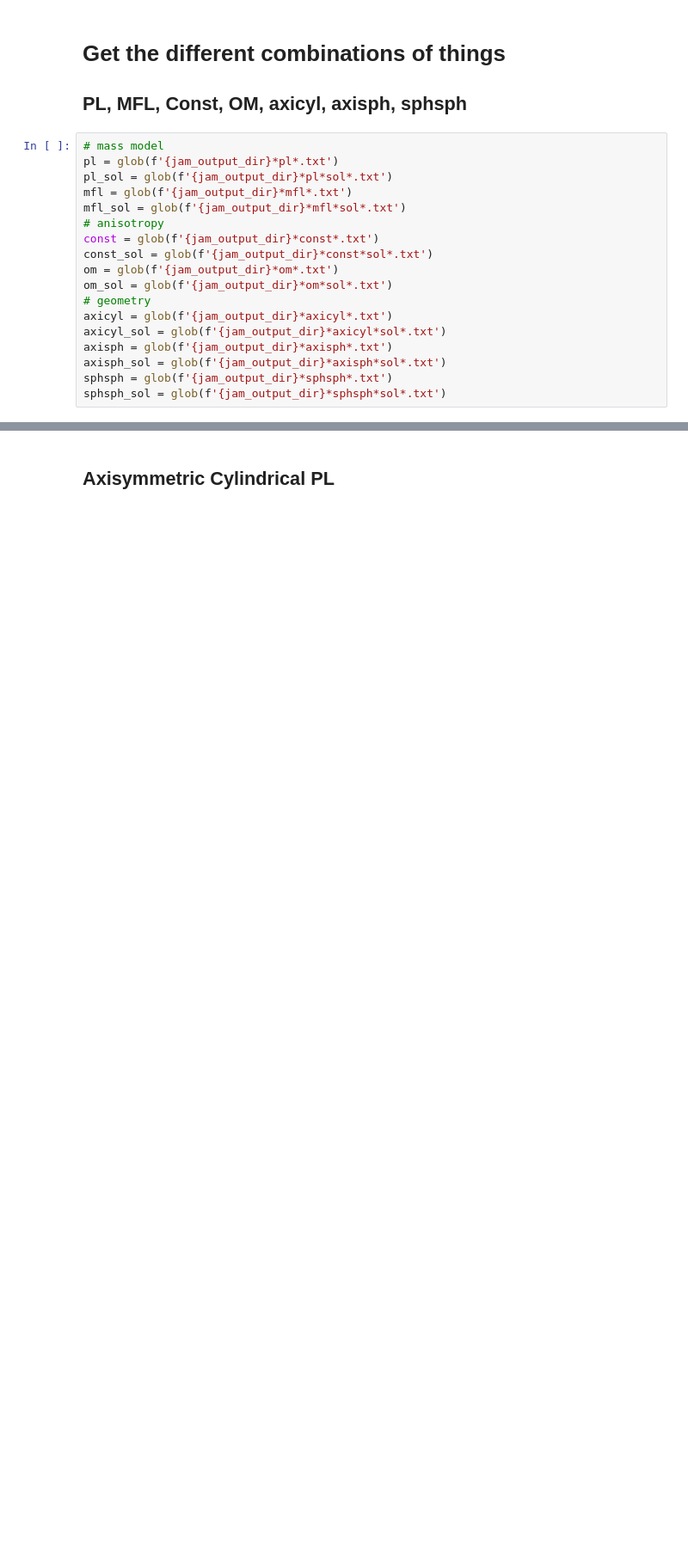
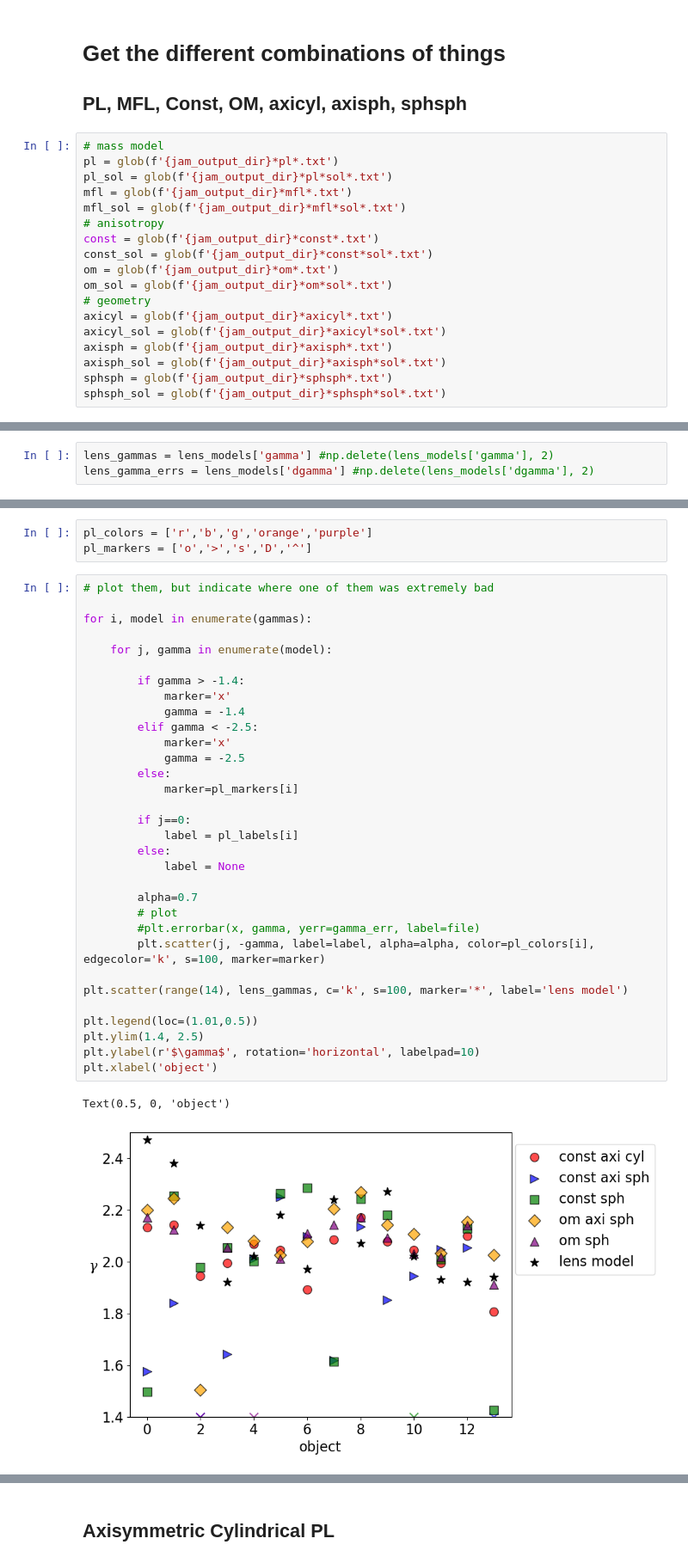
Before and after one commit to shawnknabel/slacs_kinematics_jam_modeling, a Jupyter notebook: jupyter_notebooks/jampy/020824_jam_milestone_models_results.ipynb, the cells around one changed output, grey strips where cells are left out. Shown: that part at 86% size. Saved outputs shown, nothing was run; the diff lists cells and outputs as text; blank space fills up the shorter version.

```diff
--- a/jupyter_notebooks/jampy/020824_jam_milestone_models_results.ipynb
+++ b/jupyter_notebooks/jampy/020824_jam_milestone_models_results.ipynb
@@ -320,0 +357,3 @@ array([2.06844668, 0.16215308, 2.75186239, 0.53838656, 0.0836686 ,
+# %%
+lens_gammas = lens_models['gamma'] #np.delete(lens_models['gamma'], 2)
+lens_gamma_errs = lens_models['dgamma'] #np.delete(lens_models['dgamma'], 2)
@@ -320,0 +365,38 @@ array([2.06844668, 0.16215308, 2.75186239, 0.53838656, 0.0836686 ,
+# %%
+pl_colors = ['r','b','g','orange','purple']
+pl_markers = ['o','>','s','D','^']
+# %%
+# plot them, but indicate where one of them was extremely bad
+
+for i, model in enumerate(gammas):
+
+    for j, gamma in enumerate(model):
+
+        if gamma > -1.4:
+            marker='x'
+            gamma = -1.4
+        elif gamma < -2.5:
+            marker='x'
+            gamma = -2.5
+        else:
+            marker=pl_markers[i]
+
+        if j==0:
+            label = pl_labels[i]
+        else:
+            label = None
+
+        alpha=0.7
+        # plot
+        #plt.errorbar(x, gamma, yerr=gamma_err, label=file)
+        plt.scatter(j, -gamma, label=label, alpha=alpha, color=pl_colors[i], edgecolor='k', s=100, marker=marker)
+
+plt.scatter(range(14), lens_gammas, c='k', s=100, marker='*', label='lens model')
+
+plt.legend(loc=(1.01,0.5))
+plt.ylim(1.4, 2.5)
+plt.ylabel(r'$\gamma$', rotation='horizontal', labelpad=10)
+plt.xlabel('object')
+# %% [output]
+Text(0.5, 0, 'object')
+[figure, added]
```
Also changed, not shown: parts of 40 cells of this notebook, 5 other files.
